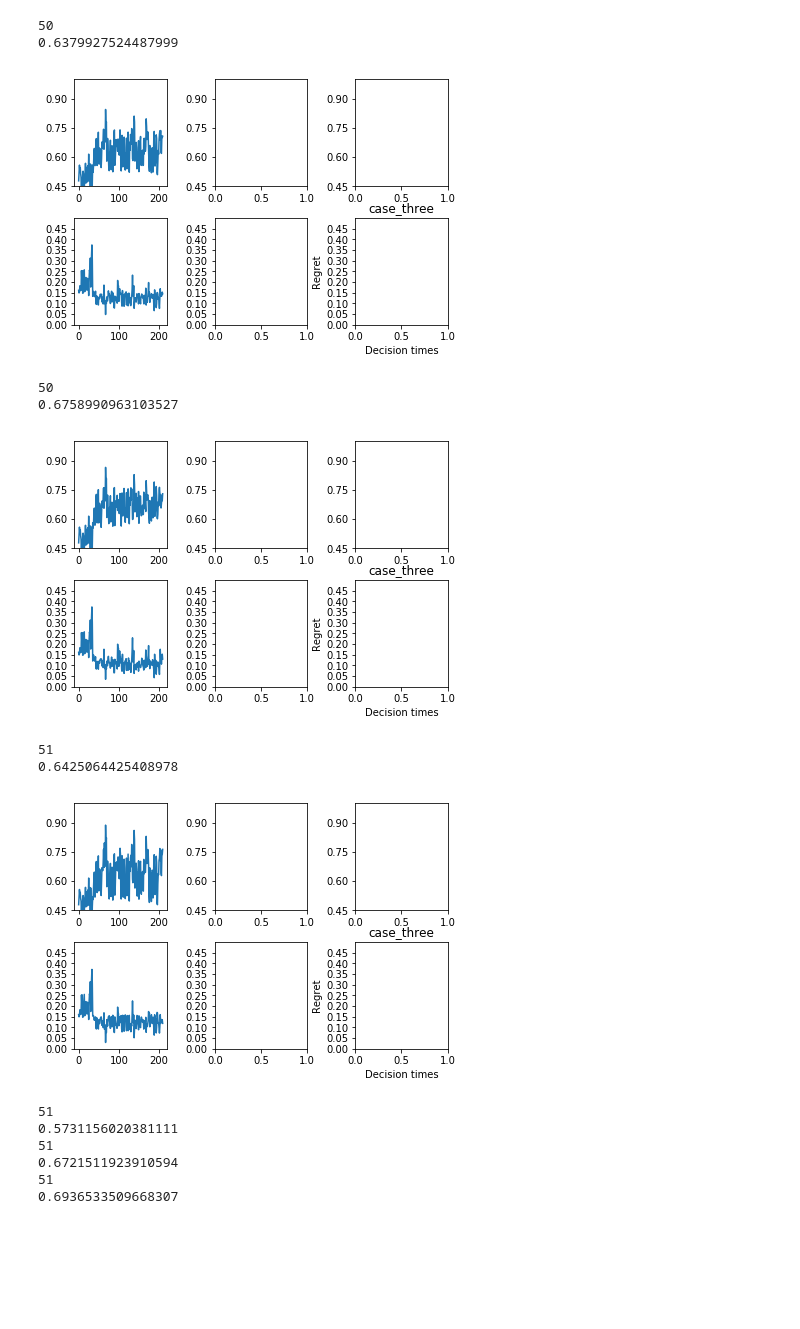
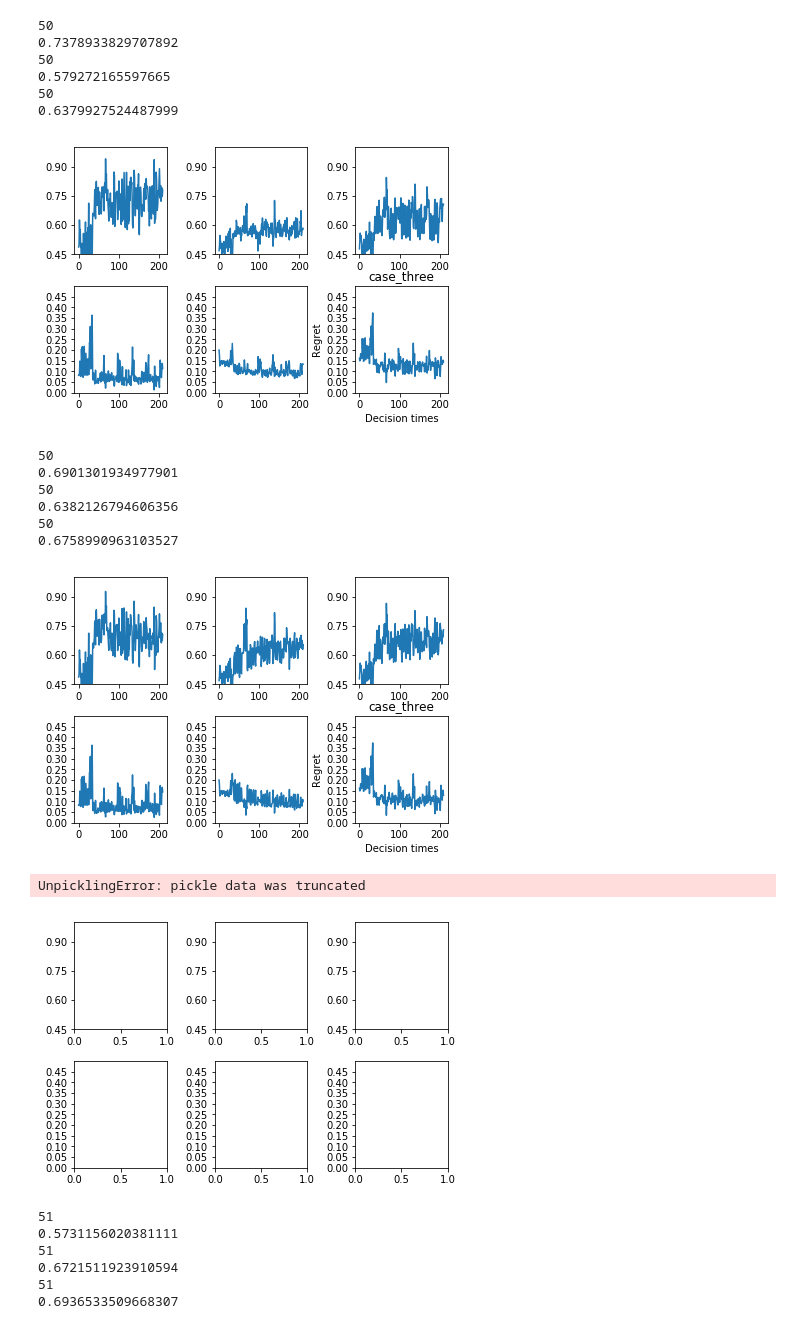
Before and after one commit to StatisticalReinforcementLearningLab/pooling_rl, a Jupyter notebook: evaluation/plot_all.ipynb, the cells around one changed output. Cells and saved outputs as stored; diff of their text form; code cells hidden in the pictures; blank space fills up the shorter version.

```diff
--- a/evaluation/plot_all.ipynb
+++ b/evaluation/plot_all.ipynb
@@ -96,7 +96,7 @@ def plot_all(results_path,pop,update,phrase,ophrase):
     fig, ax = plt.subplots(nrows=2, ncols=3)
     fig.tight_layout()
     #'case_one','case_two',
-    cases = ['case_three']
+    cases = ['case_one','case_two','case_three']
     plt.setp(ax[0,:],  yticks = np.arange(.3, 1, step=0.15),ylim = [.45,1])
     plt.setp(ax[1,:],  yticks = np.arange(0, .5, step=0.05),ylim = [0,.5])
     for i in range(len(cases)):
@@ -107,21 +107,28 @@ def plot_all(results_path,pop,update,phrase,ophrase):
 # %%
 plot_all('../../Downloads/pooling_results/batch/','32',7,'_loc_4_18.pkl','coef')
 # %% [output]
+50
+0.7378933829707892
+50
+0.579272165597665
 50
 0.6379927524487999
-[figure, old version]
+[figure, new version]
 # %%
 plot_all('../../Downloads/pooling_results/personalized/','32',7,'_loc_4_18.pkl','coef')
 # %% [output]
+50
+0.6901301934977901
+50
+0.6382126794606356
 50
 0.6758990963103527
-[figure, old version]
+[figure, new version]
 # %%
-plot_all('../../Downloads/results_4_18/pooling/','32',7,'_loc_4_18tt.pkl','coef')
+plot_all('../../Downloads/results_4_18/pooling/','32',7,'_loc_4_18ttns.pkl','coef')
 # %% [output]
-51
-0.6425064425408978
+UnpicklingError: pickle data was truncated
-[figure, old version]
+[figure, new version]
 # %%
 plot_all('../../Downloads/results_4_16/results/','32',7,'sigmauagain')
 # %% [output]
```
Also changed, not shown: parts of 3 cells of this notebook, 1 other file.
